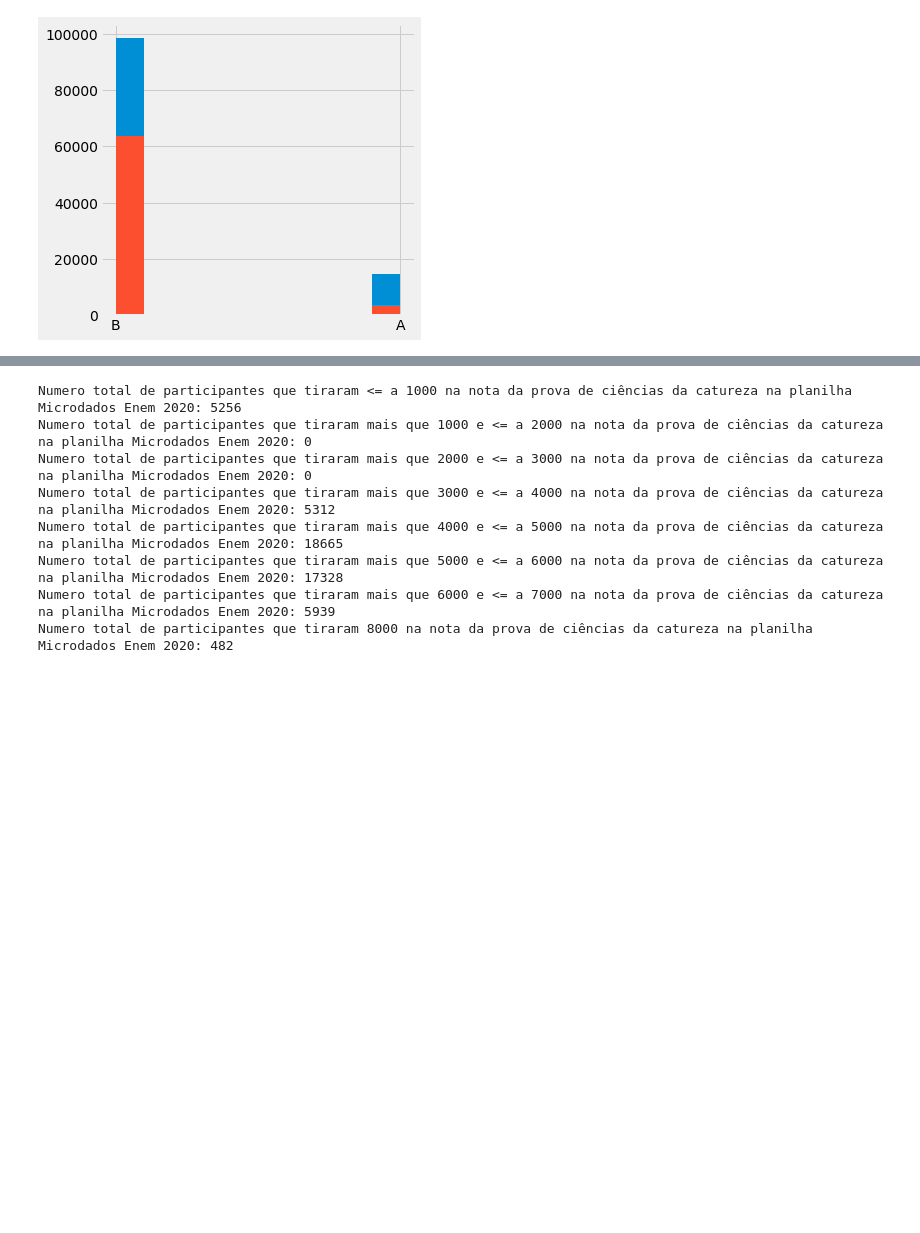
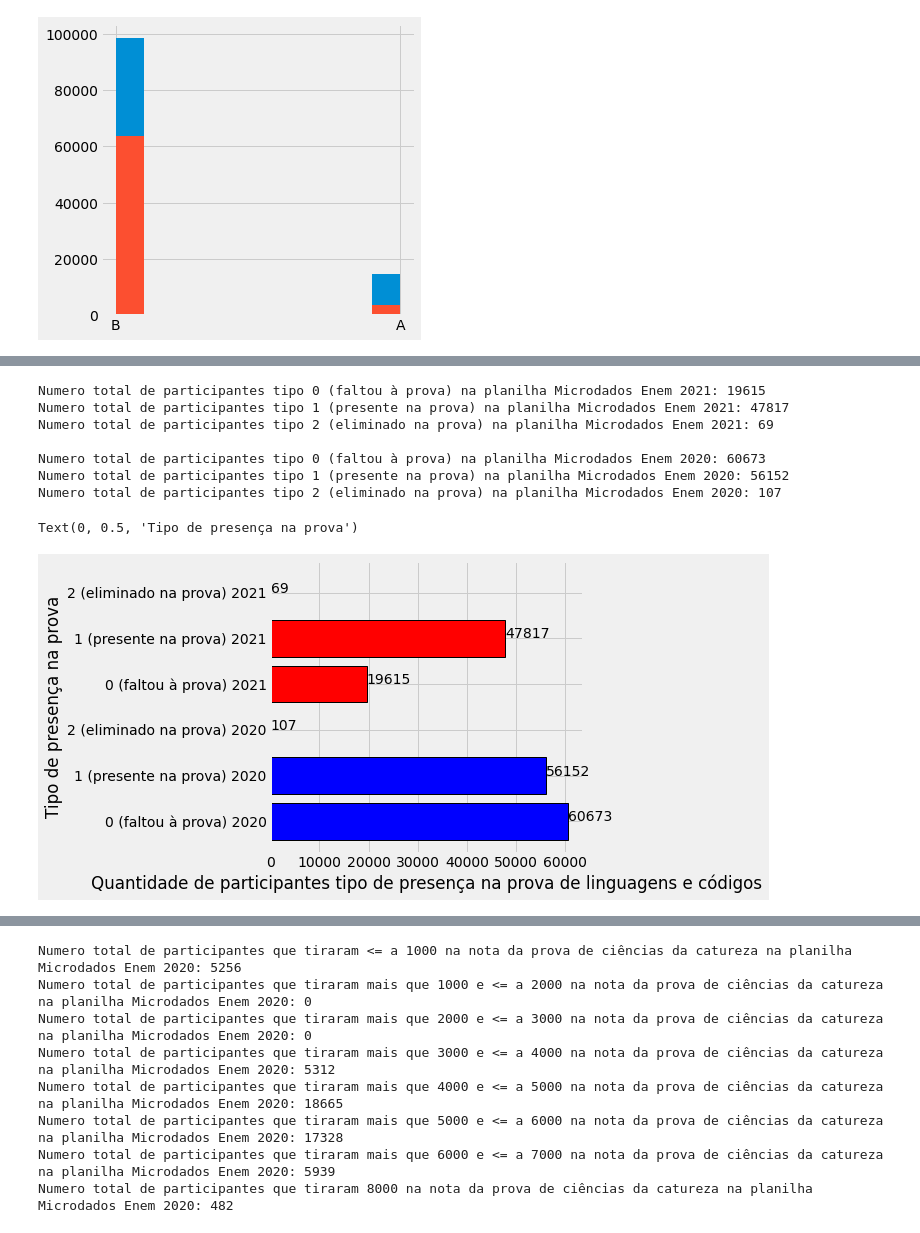
Before and after one commit to kingofrats04/Projeto_IA_DadosEnem, a Jupyter notebook: Graficos_IA.ipynb, the cells around one changed output, grey strips where cells are left out. Cells and saved outputs as stored; diff of their text form; code cells hidden in the pictures; blank space fills up the shorter version.

```diff
--- a/Graficos_IA.ipynb
+++ b/Graficos_IA.ipynb
@@ -589,0 +708,51 @@ AxesSubplot(0.08,0.07;0.87x0.81)
+# %%
+#---------------------------------- Grafico 13 - Presença na prova linguagens e códigos 2020 e 2021 ----------------------------------
+
+#display(planilha2021.loc[(planilha2021['TP_PRESENCA_LC'] == 0)])
+#display(planilha2021.loc[(planilha2021['TP_PRESENCA_LC'] == 1)])
+#display(planilha2021.loc[(planilha2021['TP_PRESENCA_LC'] == 2)])
+
+#display(planilha2020.loc[(planilha2020['TP_PRESENCA_LC'] == 0)])
+#display(planilha2020.loc[(planilha2020['TP_PRESENCA_LC'] == 1)])
+#display(planilha2020.loc[(planilha2020['TP_PRESENCA_LC'] == 2)])
+
+print('Numero total de participantes tipo 0 (faltou à prova) na planilha Microdados Enem 2021: 19615')
+print('Numero total de participantes tipo 1 (presente na prova) na planilha Microdados Enem 2021: 47817')
+print('Numero total de participantes tipo 2 (eliminado na prova) na planilha Microdados Enem 2021: 69\n')
+
+print('Numero total de participantes tipo 0 (faltou à prova) na planilha Microdados Enem 2020: 60673')
+print('Numero total de participantes tipo 1 (presente na prova) na planilha Microdados Enem 2020: 56152')
+print('Numero total de participantes tipo 2 (eliminado na prova) na planilha Microdados Enem 2020: 107\n')
+
+
+TP_PRESENCA_LC_0_2021 = 19615
+TP_PRESENCA_LC_1_2021 = 47817
+TP_PRESENCA_LC_2_2021 = 69
+
+TP_PRESENCA_LC_0_2020 = 60673
+TP_PRESENCA_LC_1_2020 = 56152
+TP_PRESENCA_LC_2_2020 = 107
+
+# Printando grafico de barras horizontal
+x = ['0 (faltou à prova) 2020', '1 (presente na prova) 2020', '2 (eliminado na prova) 2020', '0 (faltou à prova) 2021', '1 (presente na prova) 2021', '2 (eliminado na prova) 2021']
+y = [TP_PRESENCA_LC_0_2020, TP_PRESENCA_LC_1_2020, TP_PRESENCA_LC_2_2020, TP_PRESENCA_LC_0_2021, TP_PRESENCA_LC_1_2021, TP_PRESENCA_LC_2_2021]
+total_TP_PRESENCA_LC = TP_PRESENCA_LC_0_2020, TP_PRESENCA_LC_1_2020, TP_PRESENCA_LC_2_2020, TP_PRESENCA_LC_0_2021, TP_PRESENCA_LC_1_2021, TP_PRESENCA_LC_2_2021
+
+plt.style.use('fivethirtyeight')
+
+for index, value in enumerate(y):
+  plt.text(value, index,str(value))
+
+plt.barh(x, total_TP_PRESENCA_LC, align='center', color=['blue', 'blue', 'blue', 'red', 'red', 'red'], edgecolor='black', linewidth="1")
+plt.xlabel("Quantidade de participantes tipo de presença na prova de linguagens e códigos")
+plt.ylabel("Tipo de presença na prova")
+# %% [output]
+Numero total de participantes tipo 0 (faltou à prova) na planilha Microdados Enem 2021: 19615
+Numero total de participantes tipo 1 (presente na prova) na planilha Microdados Enem 2021: 47817
+Numero total de participantes tipo 2 (eliminado na prova) na planilha Microdados Enem 2021: 69
+
+Numero total de participantes tipo 0 (faltou à prova) na planilha Microdados Enem 2020: 60673
+Numero total de participantes tipo 1 (presente na prova) na planilha Microdados Enem 2020: 56152
+Numero total de participantes tipo 2 (eliminado na prova) na planilha Microdados Enem 2020: 107
+Text(0, 0.5, 'Tipo de presença na prova')
+[figure, added]
```
Also changed, not shown: parts of 10 cells of this notebook.
